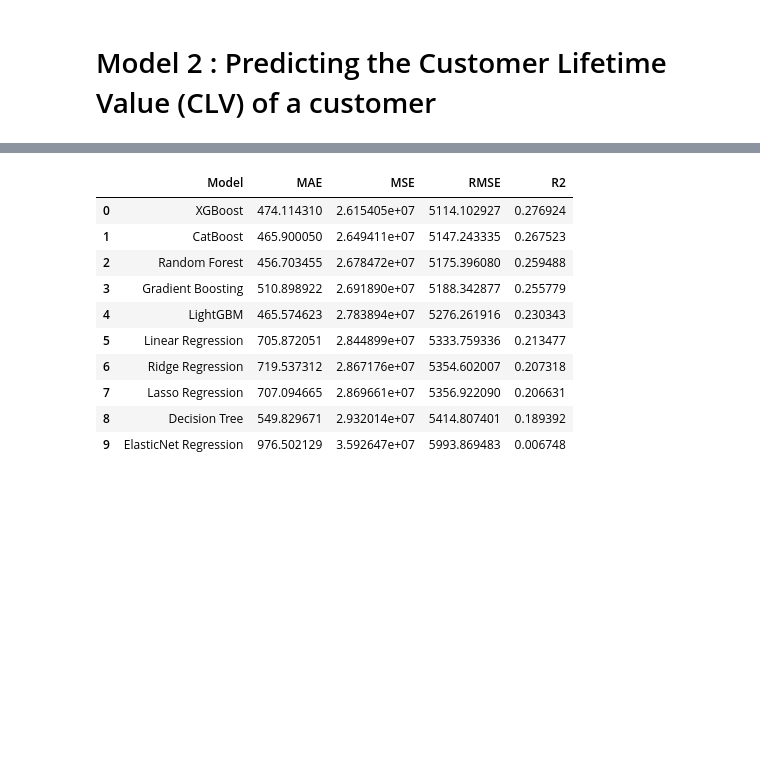
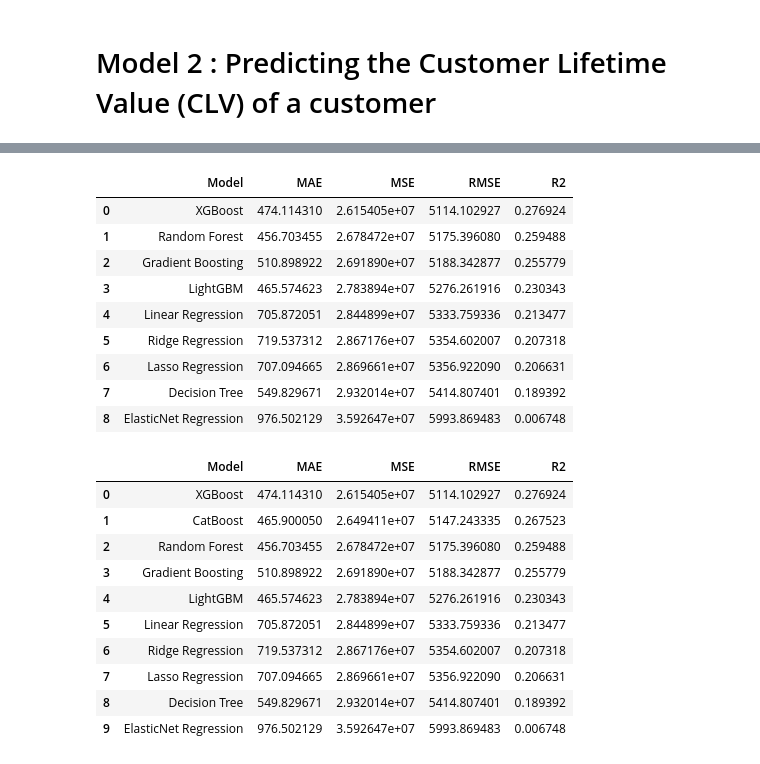
Before and after one commit to ElieTrigano/CRP_VC, a Jupyter notebook: model_v1_cleaned.ipynb, the cells around one changed output, grey strips where cells are left out. Cells and saved outputs as stored; diff of their text form; code cells hidden in the pictures; blank space fills up the shorter version.

```diff
--- a/model_v1_cleaned.ipynb
+++ b/model_v1_cleaned.ipynb
@@ -776,7 +730,7 @@ def regression_model_testing(df, X_train, X_test, y_train, y_test):
 
     models = {'Linear Regression': LinearRegression(), 'Ridge Regression': Ridge(), 'Lasso Regression': Lasso(),
                 'ElasticNet Regression': ElasticNet(), 'Decision Tree': DecisionTreeRegressor(), 'Random Forest': RandomForestRegressor( n_jobs=-1),
-                'Gradient Boosting': GradientBoostingRegressor(), 'CatBoost': CatBoostRegressor(verbose=0),
+                'Gradient Boosting': GradientBoostingRegressor(), #'CatBoost': CatBoostRegressor(verbose=0),
                 'XGBoost': XGBRegressor(n_jobs=-1, random_state=42, verbosity=0, objective='reg:squarederror', booster='gbtree', tree_method='gpu_hist'),
                 'LightGBM': LGBMRegressor(n_jobs=-1, random_state=42, boosting_type='gbdt', objective='regression'),}
 
@@ -825,5 +779,18 @@ It took 0.1924302577972412 seconds to fit and evaluate the model
 --------------------------------------
 Finished fitting and evaluating all the models
+# %%
+df_regression_result # with model_v6
+# %% [output]
+|  | Model | MAE | MSE | RMSE | R2 |
+| 0 | XGBoost | 474.114310 | 2.615405e+07 | 5114.102927 | 0.276924 |
+| 1 | Random Forest | 456.703455 | 2.678472e+07 | 5175.396080 | 0.259488 |
+| 2 | Gradient Boosting | 510.898922 | 2.691890e+07 | 5188.342877 | 0.255779 |
+| 3 | LightGBM | 465.574623 | 2.783894e+07 | 5276.261916 | 0.230343 |
+| 4 | Linear Regression | 705.872051 | 2.844899e+07 | 5333.759336 | 0.213477 |
+| 5 | Ridge Regression | 719.537312 | 2.867176e+07 | 5354.602007 | 0.207318 |
+| 6 | Lasso Regression | 707.094665 | 2.869661e+07 | 5356.922090 | 0.206631 |
+| 7 | Decision Tree | 549.829671 | 2.932014e+07 | 5414.807401 | 0.189392 |
+| 8 | ElasticNet Regression | 976.502129 | 3.592647e+07 | 5993.869483 | 0.006748 |
 # %%
 df_regression_result # with whole dataset with correct table
 # %% [output]
```
Also changed, not shown: parts of 13 cells of this notebook, 1 other file.
